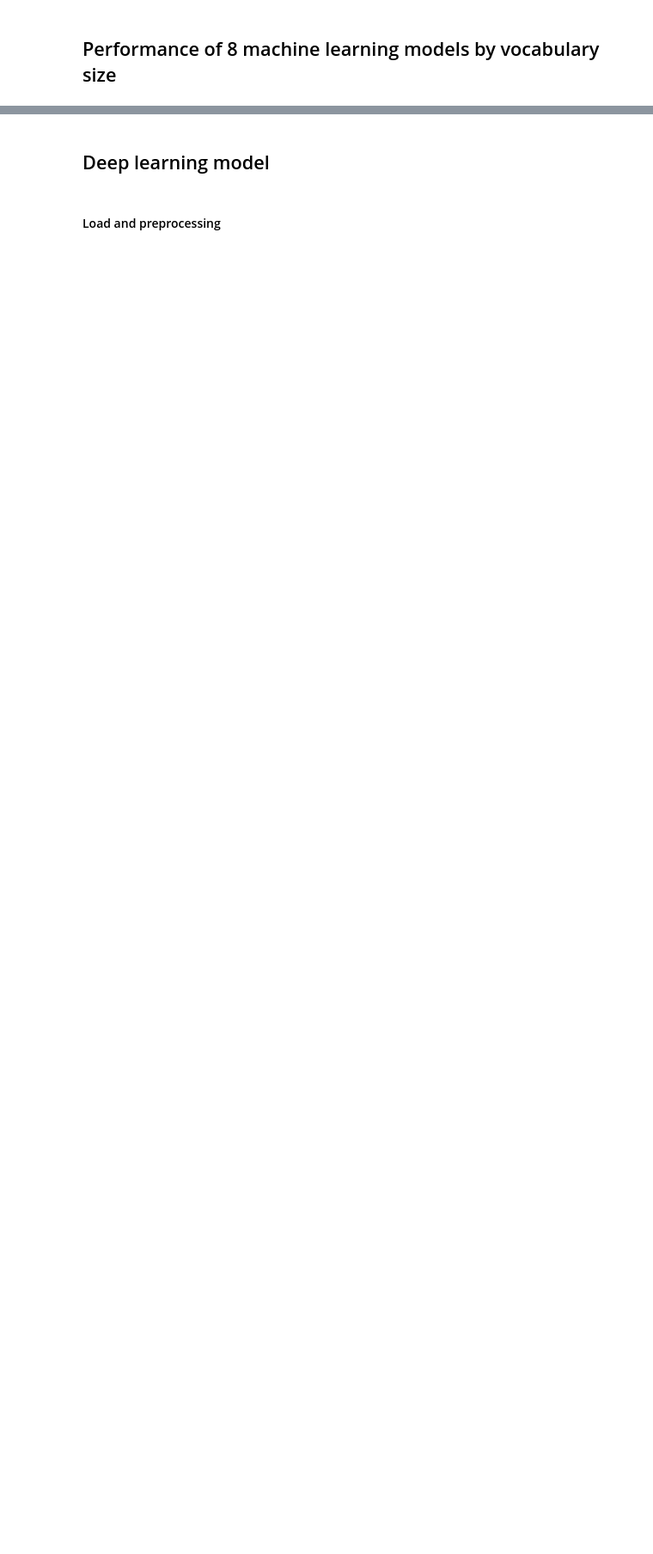
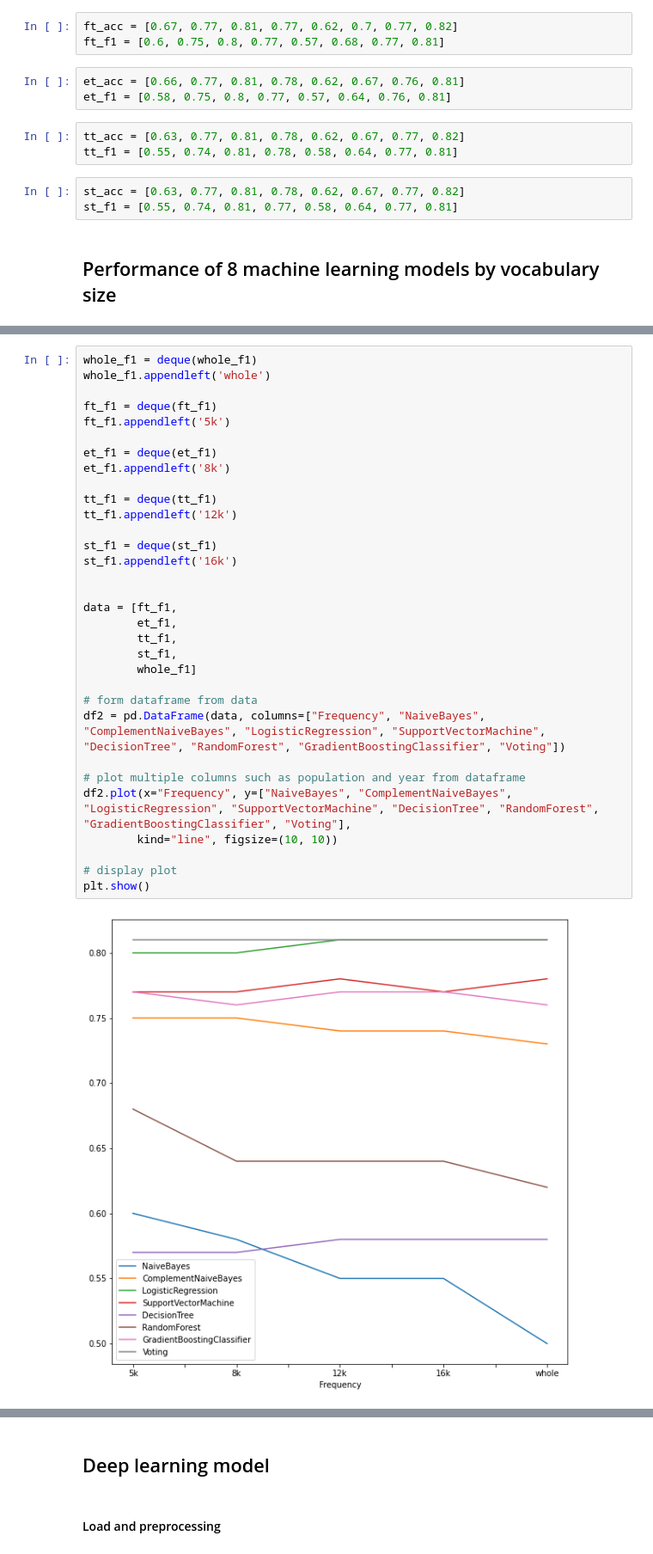
Before and after one commit to jungyongji/first-repository, a Jupyter notebook: [GD-3~4] To multi-categorize news categories.ipynb, the cells around one changed output, grey strips where cells are left out. Shown at 86% size. Saved outputs shown, nothing was run; the diff lists cells and outputs as text; blank space fills up the shorter version.

```diff
--- a/[GD-3~4] To multi-categorize news categories.ipynb
+++ b/[GD-3~4] To multi-categorize news categories.ipynb
@@ -437,2 +440,14 @@ VotingClassifier의 정확도 : 0.82,           F1 score : 0.81
+# %%
+ft_acc = [0.67, 0.77, 0.81, 0.77, 0.62, 0.7, 0.77, 0.82]
+ft_f1 = [0.6, 0.75, 0.8, 0.77, 0.57, 0.68, 0.77, 0.81]
+# %%
+et_acc = [0.66, 0.77, 0.81, 0.78, 0.62, 0.67, 0.76, 0.81]
+et_f1 = [0.58, 0.75, 0.8, 0.77, 0.57, 0.64, 0.76, 0.81]
+# %%
+tt_acc = [0.63, 0.77, 0.81, 0.78, 0.62, 0.67, 0.77, 0.82]
+tt_f1 = [0.55, 0.74, 0.81, 0.78, 0.58, 0.64, 0.77, 0.81]
+# %%
+st_acc = [0.63, 0.77, 0.81, 0.78, 0.62, 0.67, 0.77, 0.82]
+st_f1 = [0.55, 0.74, 0.81, 0.77, 0.58, 0.64, 0.77, 0.81]
 # %% [markdown]
 ## Performance of 8 machine learning models by vocabulary size
@@ -481,0 +492,34 @@ df
+# %%
+whole_f1 = deque(whole_f1)
+whole_f1.appendleft('whole')
+
+ft_f1 = deque(ft_f1)
+ft_f1.appendleft('5k')
+
+et_f1 = deque(et_f1)
+et_f1.appendleft('8k')
+
+tt_f1 = deque(tt_f1)
+tt_f1.appendleft('12k')
+
+st_f1 = deque(st_f1)
+st_f1.appendleft('16k')
+
+
+data = [ft_f1,
+        et_f1,
+        tt_f1,
+        st_f1,
+        whole_f1]
+
+# form dataframe from data
+df2 = pd.DataFrame(data, columns=["Frequency", "NaiveBayes", "ComplementNaiveBayes", "LogisticRegression", "SupportVectorMachine", "DecisionTree", "RandomForest", "GradientBoostingClassifier", "Voting"])
+
+# plot multiple columns such as population and year from dataframe
+df2.plot(x="Frequency", y=["NaiveBayes", "ComplementNaiveBayes", "LogisticRegression", "SupportVectorMachine", "DecisionTree", "RandomForest", "GradientBoostingClassifier", "Voting"],
+        kind="line", figsize=(10, 10))
+
+# display plot
+plt.show()
+# %% [output]
+[figure, added]
```
Also changed, not shown: parts of 12 cells of this notebook.
